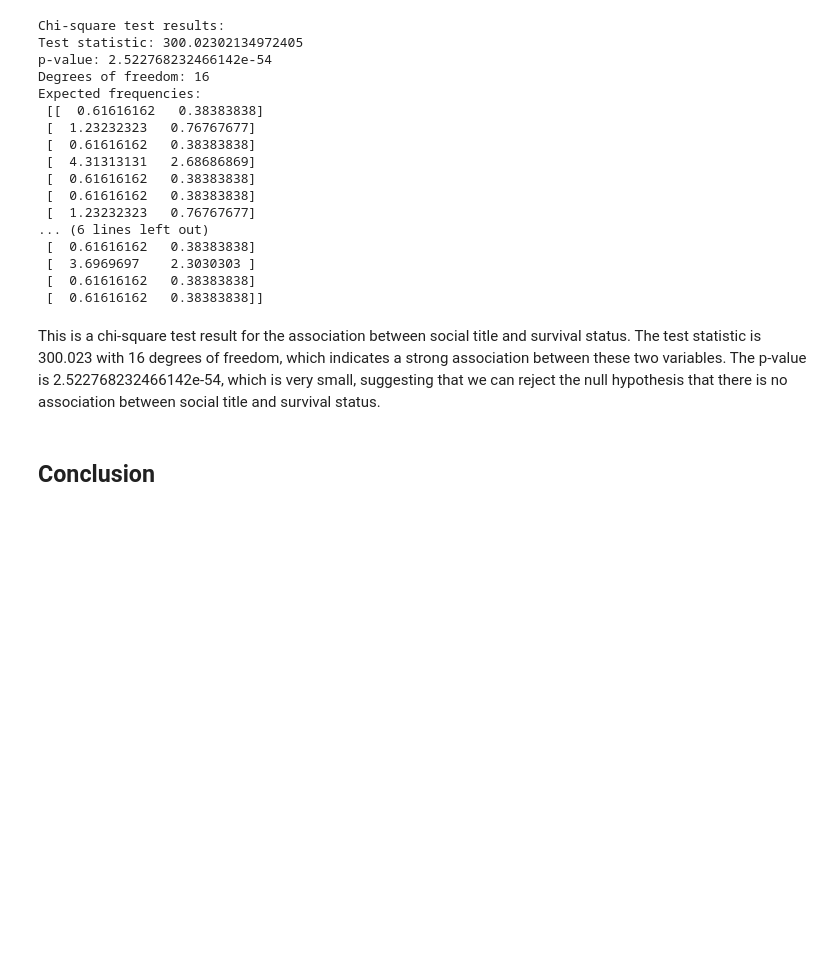
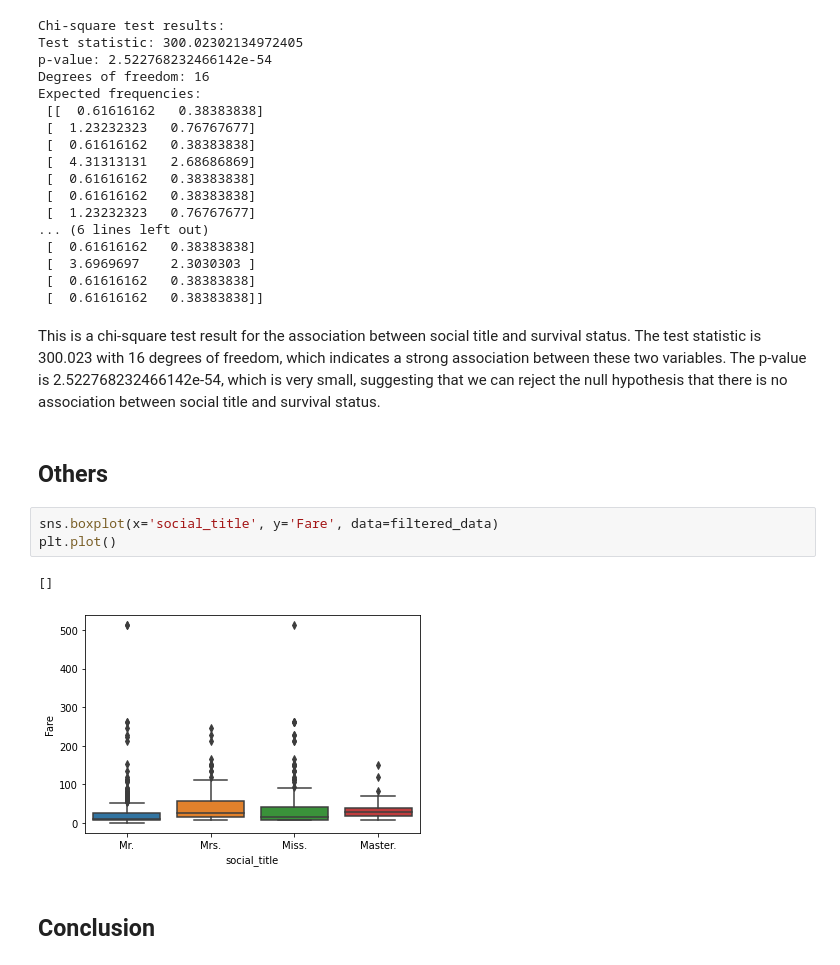
Before and after one commit to PabloJRW/titanic-classifier, a Jupyter notebook: notebooks/00_EDA.ipynb, the cells around one changed output. Cells and saved outputs as stored; diff of their text form; blank space fills up the shorter version.

```diff
--- a/notebooks/00_EDA.ipynb
+++ b/notebooks/00_EDA.ipynb
@@ -549,5 +575,13 @@ Expected frequencies:
  [  0.61616162   0.38383838]]
 # %% [markdown]
 This is a chi-square test result for the association between social title and survival status. The test statistic is 300.023 with 16 degrees of freedom, which indicates a strong association between these two variables. The p-value is 2.522768232466142e-54, which is very small, suggesting that we can reject the null hypothesis that there is no association between social title and survival status.
+# %% [markdown]
+## Others
+# %%
+sns.boxplot(x='social_title', y='Fare', data=filtered_data)
+plt.plot()
+# %% [output]
+[]
+[figure, added]
 # %% [markdown]
 ## Conclusion
```
Also changed, not shown: parts of 15 cells of this notebook.
